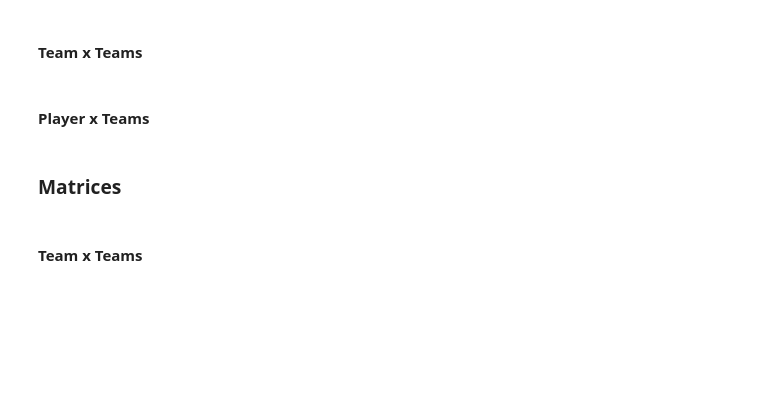
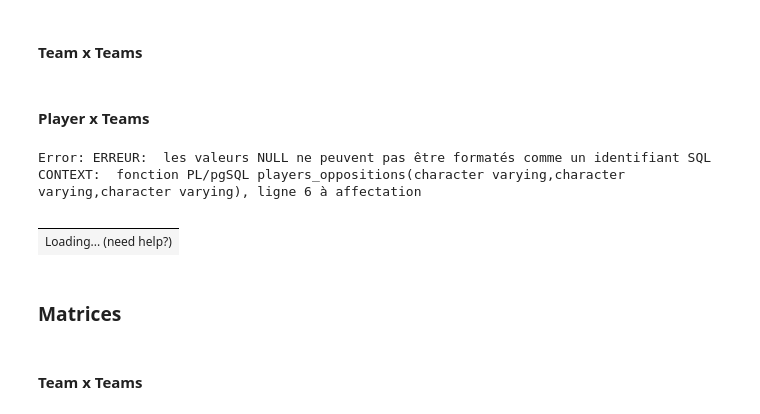
Before and after one commit to SoccerStat/SoccerAnalytics, a Jupyter notebook: Oppositions.ipynb, the cells around one changed output. Cells and saved outputs as stored; diff of their text form; code cells hidden in the pictures; blank space fills up the shorter version.

Commit message:
fix: started reviewing players_x_teams.

```diff
--- a/Oppositions.ipynb
+++ b/Oppositions.ipynb
@@ -24,7 +29,7 @@ players_oppositions = PlayersOpposition(db)
 # %% [markdown]
 ### 1 Item x N Items Oppositions
 # %%
-ID_CHP = 'ligue_1'
+ID_COMP = 'ligue_1'
 SEASON = '2023-2024'
 # %% [markdown]
 #### Team x Teams
@@ -38,8 +43,13 @@ t_oppositions
 # %%
 PLAYER = 'Amine Gouiri'
 # %%
-p_oppositions = players_oppositions.build_oppositions(PLAYER)
+p_oppositions = players_oppositions.build_oppositions(PLAYER, ID_COMP, SEASON)
 p_oppositions
+# %% [output]
+Error: ERREUR:  les valeurs NULL ne peuvent pas être formatés comme un identifiant SQL
+CONTEXT:  fonction PL/pgSQL players_oppositions(character varying,character varying,character varying), ligne 6 à affectation
+|  |
+| Loading... (need help?) |
 # %% [markdown]
 ### Matrices
 # %%
```
Also changed, not shown: parts of 6 cells of this notebook, 12 other files.
